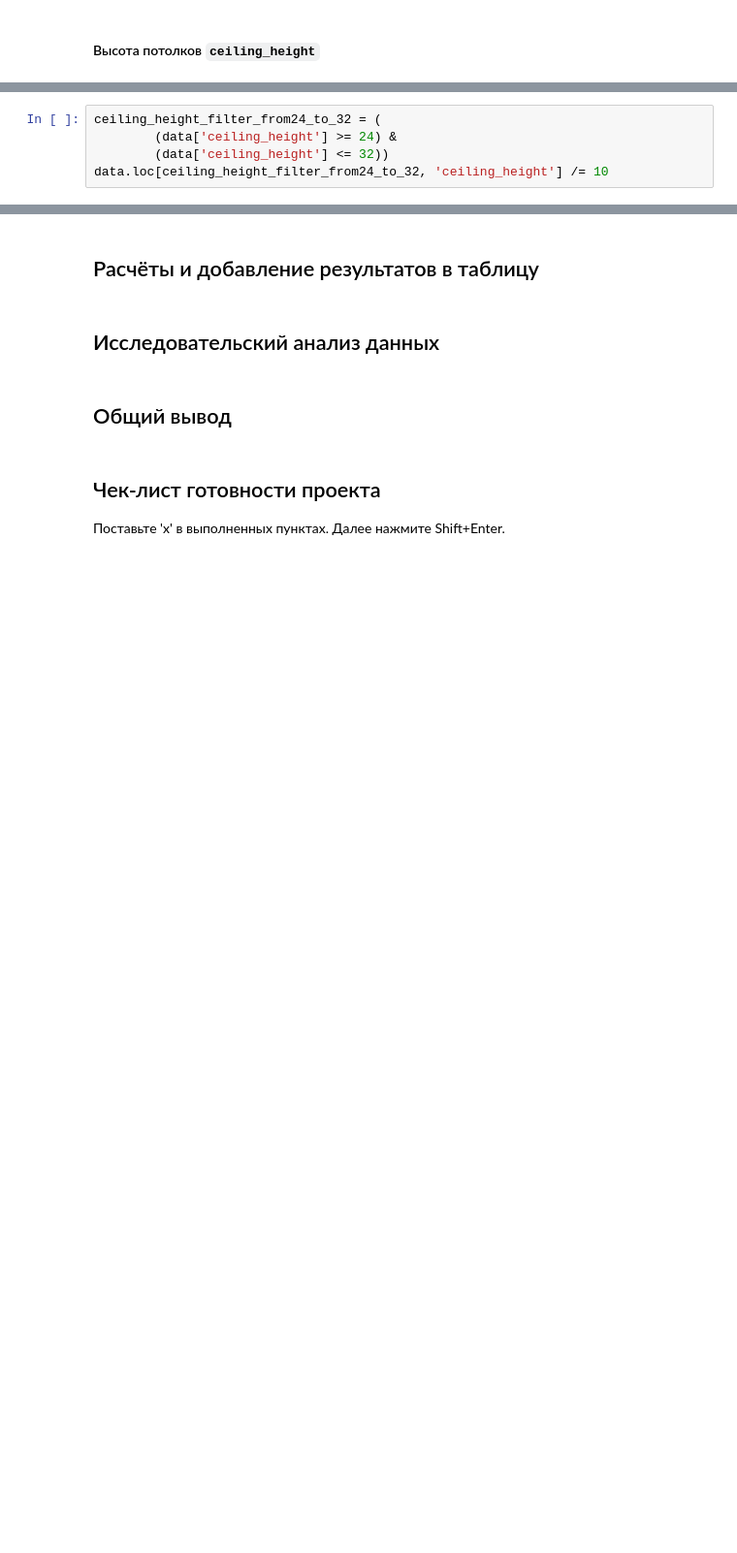
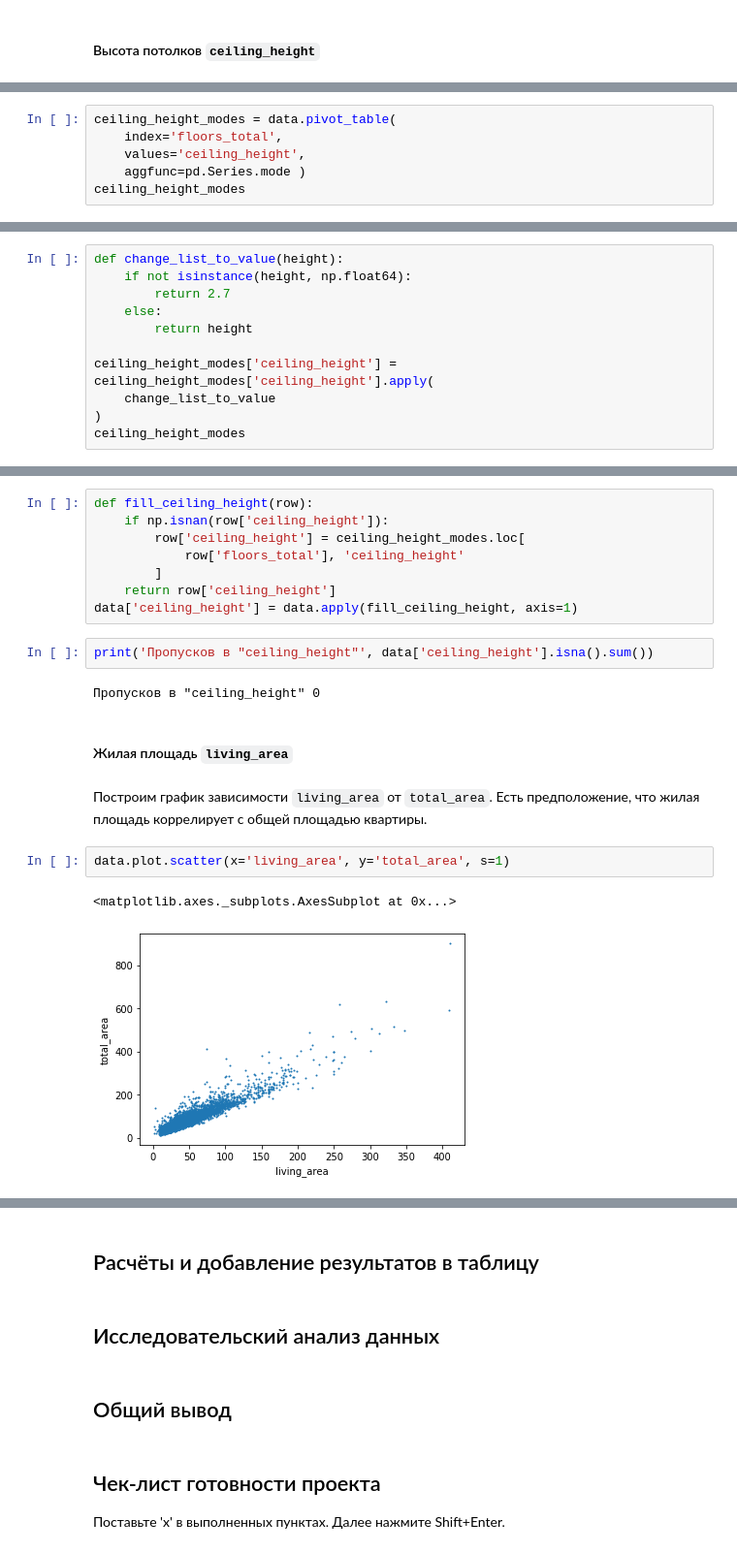
Before and after one commit to mazor86/praktikum_data_science, a Jupyter notebook: sprint_04/mazor86_sprint_04.ipynb, the cells around one changed output, grey strips where cells are left out. Shown at 97% size. Drawn from its saved outputs; the diff is of its cells as text; blank space fills up the shorter version.

```diff
--- a/sprint_04/mazor86_sprint_04.ipynb
+++ b/sprint_04/mazor86_sprint_04.ipynb
@@ -389,5 +346,0 @@ data[data['ceiling_height'] > 5].sort_values(by='ceiling_height')
-# %%
-ceiling_height_filter_from24_to_32 = (
-        (data['ceiling_height'] >= 24) &
-        (data['ceiling_height'] <= 32))
-data.loc[ceiling_height_filter_from24_to_32, 'ceiling_height'] /= 10
@@ -413,0 +351,6 @@ data.pivot_table(index='locality_name')
+# %%
+ceiling_height_modes = data.pivot_table(
+    index='floors_total',
+    values='ceiling_height',
+    aggfunc=pd.Series.mode )
+ceiling_height_modes
@@ -413,0 +378,11 @@ data.pivot_table(index='locality_name')
+# %%
+def change_list_to_value(height):
+    if not isinstance(height, np.float64):
+        return 2.7
+    else:
+        return height
+
+ceiling_height_modes['ceiling_height'] = ceiling_height_modes['ceiling_height'].apply(
+    change_list_to_value
+)
+ceiling_height_modes
@@ -413,0 +408,21 @@ data.pivot_table(index='locality_name')
+# %%
+def fill_ceiling_height(row):
+    if np.isnan(row['ceiling_height']):
+        row['ceiling_height'] = ceiling_height_modes.loc[
+            row['floors_total'], 'ceiling_height'
+        ]
+    return row['ceiling_height']
+data['ceiling_height'] = data.apply(fill_ceiling_height, axis=1)
+# %%
+print('Пропусков в "ceiling_height"', data['ceiling_height'].isna().sum())
+# %% [output]
+Пропусков в "ceiling_height" 0
+# %% [markdown]
+#### Жилая площадь `living_area`
+# %% [markdown]
+Построим график зависимости `living_area` от `total_area`. Есть предположение, что жилая площадь коррелирует с общей площадью квартиры.
+# %%
+data.plot.scatter(x='living_area', y='total_area', s=1)
+# %% [output]
+<matplotlib.axes._subplots.AxesSubplot at 0x...>
+[figure, added]
```
Also changed, not shown: parts of 58 cells of this notebook.
